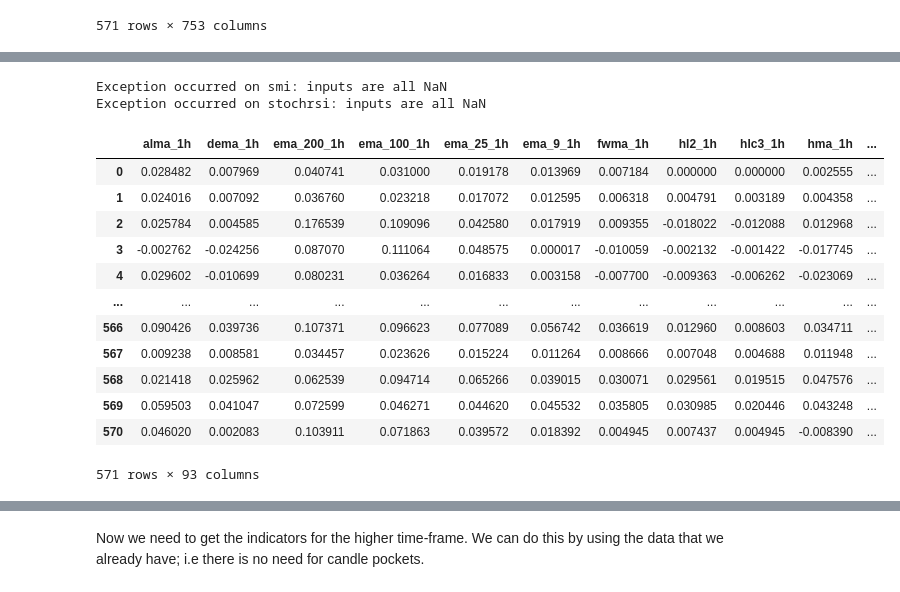
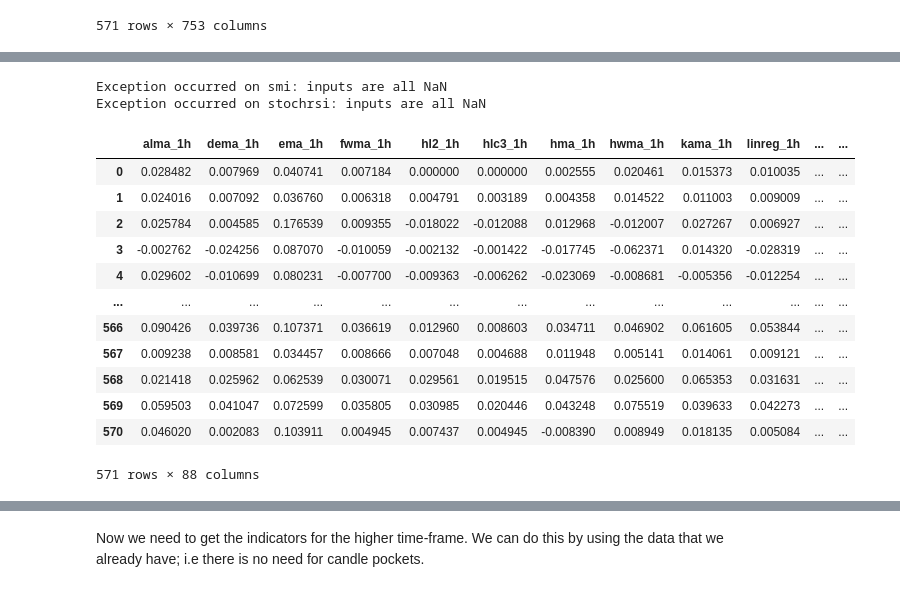
Before and after one commit to mcalapai/TradingModel, a Jupyter notebook: SymbolPreprocess.ipynb, the cells around one changed output, grey strips where cells are left out. Cells and saved outputs as stored; diff of their text form; code cells hidden in the pictures.

```diff
--- a/SymbolPreprocess.ipynb
+++ b/SymbolPreprocess.ipynb
@@ -200,6 +214,6 @@ def generate_data_pockets(symbols, pocket_tf="1m", window_length=200):
 # %% [output]
 ['CTXCUSDT', 'ANTUSDT', 'COCOSUSDT', 'IOTXUSDT', 'ANTUSDT', 'PNTUSDT', 'GTOUSDT', 'PERLUSDT', 'DENTUSDT', 'CHRUSDT', 'CKBUSDT', 'POWRUSDT', 'ELFUSDT', 'ARDRUSDT', 'POLYUSDT', 'CHESSUSDT', 'GTCUSDT', ' ...
 # %%
-labelled_datas, data_pocket_list, prices_data, rtrns_data, y_to_drop, sig_sum = generate_data_pockets(symbols, pocket_tf="5m")
+labelled_datas, data_pocket_list, prices_data, rtrns_data, y_to_drop = generate_data_pockets(symbols, pocket_tf="5m")
 # %% [output]
 Error occurred, skipping symbol STPTUSDT...
@@ -206,5 +236,5 @@ Error occurred, skipping symbol STPTUSDT...
 Rows to drop: [[], [], [], [], [], [], [], [], [], [], [], [], [], [], [], [], [], []]
 # %%
-labelled_datas_1h, data_pocket_list_1h, prices_data_1h, rtrns_data_1h, y_to_drop_1h, sig_sum_1h = generate_data_pockets(symbols, pocket_tf="1H")
+labelled_datas_1h, data_pocket_list_1h, prices_data_1h, rtrns_data_1h, y_to_drop_1h = generate_data_pockets(symbols, pocket_tf="1H")
 # %% [output]
 Error occurred, skipping symbol STPTUSDT...
@@ -534,15 +576,13 @@ def vosc(data):
 def get_indicators(data):
     raw_data = data.copy()
     # overlap indicators (need to add ichimoku)
-    overlap_ind = "alma, dema, ema_200, ema_100, ema_25, ema_9, fwma, hilo, hl2, hlc3, hma, hwma, kama, linreg, mcgd, midpoint, midprice, ohlc4, pwma, rma, sinwma, sma, ssf, supertrend, swma, t3, tema, trima, vidya, vwap, vwma, wcp, wma, zlma"
+    overlap_ind = "alma, dema, ema, fwma, hilo, hl2, hlc3, hma, hwma, kama, linreg, mcgd, midpoint, midprice, ohlc4, pwma, rma, sinwma, sma, ssf, supertrend, swma, t3, tema, trima, vidya, vwap, vwma, wcp, wma, zlma"
     overlap_ind = overlap_ind.split(", ")
 
     for indi in overlap_ind:
         try:
-            #print(indi[:3])
-            if indi[:3] == "ema":
-                ema_period = int(''.join(filter(str.isdigit, indi)))
-                indicator_data = raw_data.copy().ta.ema(ema_period)
+            if indi == "ema":
+                indicator_data = raw_data.copy().ta.ema(200)
             else:
                 indicator_data = getattr(raw_data.copy().ta, indi)()
             indicator_data = raw_data["Close"]/indicator_data - 1
@@ -675,16 +715,7 @@ def get_indicators(data):
 
     # other
     ## Hurst Exponent - numerical (or categorical?)
-    '''try:
-        hurst_exp, hurst_type = resticator.HURST_EXP(data, 100)
-        data["hurst_exp"] = hurst_exp
-        data["hurst_type"] = hurst_type
-    except FloatingPointError as e:
-        print("Exception :(")
-        print(e)'''
 
-    hurst_exp = resticator.HURST_EXP(data, 20)
-    hurst_type = 0 if 0 < hurst_exp < 0.5 else 1
 
     # price action
     n_green_candles = 0
@@ -697,12 +728,10 @@ def get_indicators(data):
 
     data = data.drop(["Open", "High", "Low", "Close", "Volume"], axis=1)
     data_last_row = data.iloc[-1].values
-    data_last_row = np.append(data_last_row, [hurst_exp, hurst_type])
     #data_last_row = np.append(data_last_row, n_green_candles)
     #data_last_row = np.append(data_last_row, n_red_candles)
-    df_columns = np.append(data.columns.values, ["hurst_exp", "hurst_type"])
 
-    return data_last_row, df_columns
+    return data_last_row, data.columns.values
 
 #get_candle_patterns(data)
 # %%
@@ -716,8 +743,6 @@ Form dataframe for indicators
 indis = []
 for x in tqdm(dpl_copy):
     for z in x:
-        if z.isnull().values.any():
-            print("Error: DataFrame contains NaN value")
         z.drop("id", axis=1, inplace=True)
         indi, col = get_indicators(z)
         indis.append(indi)
@@ -741,35 +766,30 @@ indi_df
 # %%
 indis_1h = []
 for x in tqdm(dpl_copy_1h):
     for z in x:
-        try:
-            z.drop("id", axis=1, inplace=True)
-            indi, col = get_indicators(z)
-            indis_1h.append(indi)
-        except:
-            print("Length:", len(z))
-            print("Shape:", z.shape)
-            print(z)
+        z.drop("id", axis=1, inplace=True)
+        indi, col = get_indicators(z)
+        indis_1h.append(indi)
 
 indi_1h_df_columns = col + "_1h"
 indi_1h_df = pd.DataFrame(indis_1h, columns = indi_1h_df_columns)
 indi_1h_df
 # %% [output]
 Exception occurred on smi: inputs are all NaN
 Exception occurred on stochrsi: inputs are all NaN
-|  | alma_1h | dema_1h | ema_200_1h | ema_100_1h | ema_25_1h | ema_9_1h | fwma_1h | hl2_1h | hlc3_1h | hma_1h | ... |
-| 0 | 0.028482 | 0.007969 | 0.040741 | 0.031000 | 0.019178 | 0.013969 | 0.007184 | 0.000000 | 0.000000 | 0.002555 | ... |
-| 1 | 0.024016 | 0.007092 | 0.036760 | 0.023218 | 0.017072 | 0.012595 | 0.006318 | 0.004791 | 0.003189 | 0.004358 | ... |
-| 2 | 0.025784 | 0.004585 | 0.176539 | 0.109096 | 0.042580 | 0.017919 | 0.009355 | -0.018022 | -0.012088 | 0.012968 | ... |
-| 3 | -0.002762 | -0.024256 | 0.087070 | 0.111064 | 0.048575 | 0.000017 | -0.010059 | -0.002132 | -0.001422 | -0.017745 | ... |
-| 4 | 0.029602 | -0.010699 | 0.080231 | 0.036264 | 0.016833 | 0.003158 | -0.007700 | -0.009363 | -0.006262 | -0.023069 | ... |
-| ... | ... | ... | ... | ... | ... | ... | ... | ... | ... | ... | ... |
-| 566 | 0.090426 | 0.039736 | 0.107371 | 0.096623 | 0.077089 | 0.056742 | 0.036619 | 0.012960 | 0.008603 | 0.034711 | ... |
-| 567 | 0.009238 | 0.008581 | 0.034457 | 0.023626 | 0.015224 | 0.011264 | 0.008666 | 0.007048 | 0.004688 | 0.011948 | ... |
-| 568 | 0.021418 | 0.025962 | 0.062539 | 0.094714 | 0.065266 | 0.039015 | 0.030071 | 0.029561 | 0.019515 | 0.047576 | ... |
-| 569 | 0.059503 | 0.041047 | 0.072599 | 0.046271 | 0.044620 | 0.045532 | 0.035805 | 0.030985 | 0.020446 | 0.043248 | ... |
-| 570 | 0.046020 | 0.002083 | 0.103911 | 0.071863 | 0.039572 | 0.018392 | 0.004945 | 0.007437 | 0.004945 | -0.008390 | ... |
+|  | alma_1h | dema_1h | ema_1h | fwma_1h | hl2_1h | hlc3_1h | hma_1h | hwma_1h | kama_1h | linreg_1h | ... | ... |
+| 0 | 0.028482 | 0.007969 | 0.040741 | 0.007184 | 0.000000 | 0.000000 | 0.002555 | 0.020461 | 0.015373 | 0.010035 | ... | ... |
+| 1 | 0.024016 | 0.007092 | 0.036760 | 0.006318 | 0.004791 | 0.003189 | 0.004358 | 0.014522 | 0.011003 | 0.009009 | ... | ... |
+| 2 | 0.025784 | 0.004585 | 0.176539 | 0.009355 | -0.018022 | -0.012088 | 0.012968 | -0.012007 | 0.027267 | 0.006927 | ... | ... |
+| 3 | -0.002762 | -0.024256 | 0.087070 | -0.010059 | -0.002132 | -0.001422 | -0.017745 | -0.062371 | 0.014320 | -0.028319 | ... | ... |
+| 4 | 0.029602 | -0.010699 | 0.080231 | -0.007700 | -0.009363 | -0.006262 | -0.023069 | -0.008681 | -0.005356 | -0.012254 | ... | ... |
+| ... | ... | ... | ... | ... | ... | ... | ... | ... | ... | ... | ... | ... |
+| 566 | 0.090426 | 0.039736 | 0.107371 | 0.036619 | 0.012960 | 0.008603 | 0.034711 | 0.046902 | 0.061605 | 0.053844 | ... | ... |
+| 567 | 0.009238 | 0.008581 | 0.034457 | 0.008666 | 0.007048 | 0.004688 | 0.011948 | 0.005141 | 0.014061 | 0.009121 | ... | ... |
+| 568 | 0.021418 | 0.025962 | 0.062539 | 0.030071 | 0.029561 | 0.019515 | 0.047576 | 0.025600 | 0.065353 | 0.031631 | ... | ... |
+| 569 | 0.059503 | 0.041047 | 0.072599 | 0.035805 | 0.030985 | 0.020446 | 0.043248 | 0.075519 | 0.039633 | 0.042273 | ... | ... |
+| 570 | 0.046020 | 0.002083 | 0.103911 | 0.004945 | 0.007437 | 0.004945 | -0.008390 | 0.008949 | 0.018135 | 0.005084 | ... | ... |
-571 rows × 93 columns
+571 rows × 88 columns
 # %%
 import pickle
 
```
Also changed, not shown: parts of 28 cells of this notebook.
